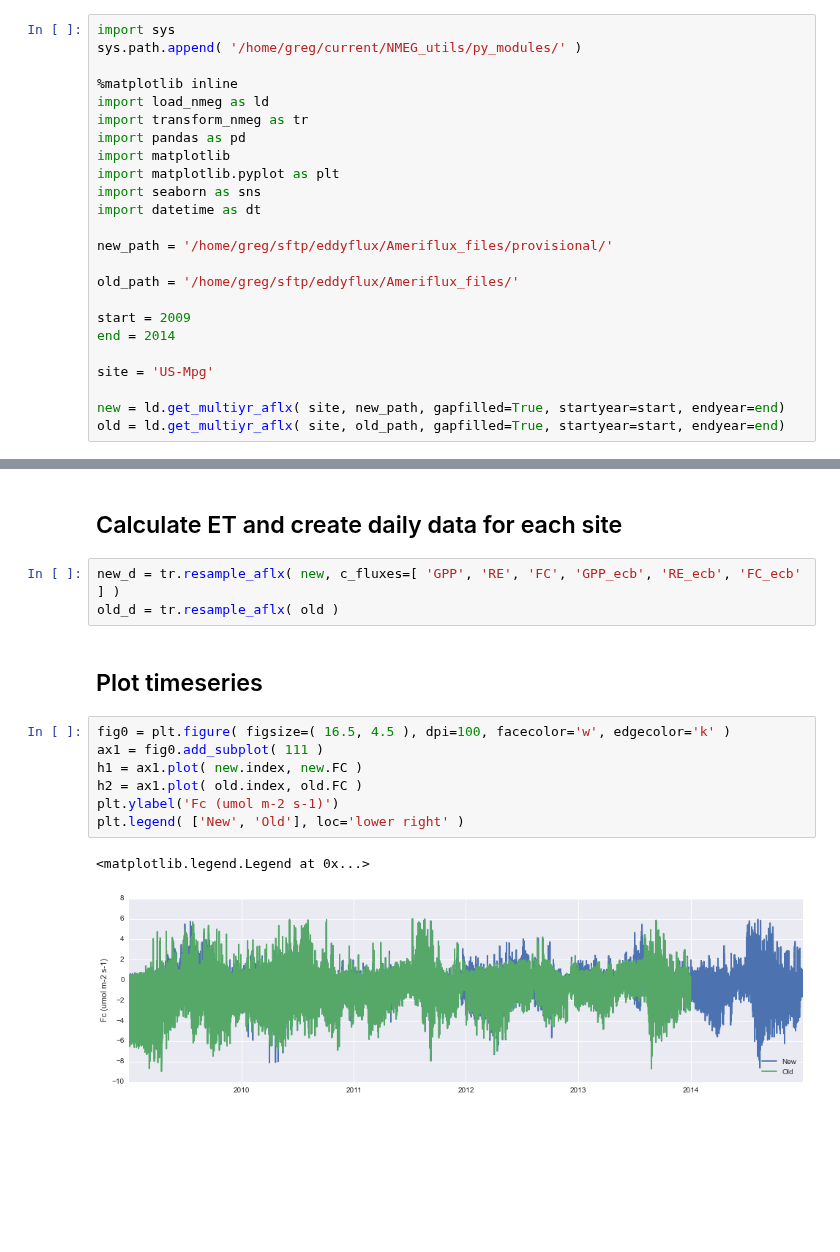
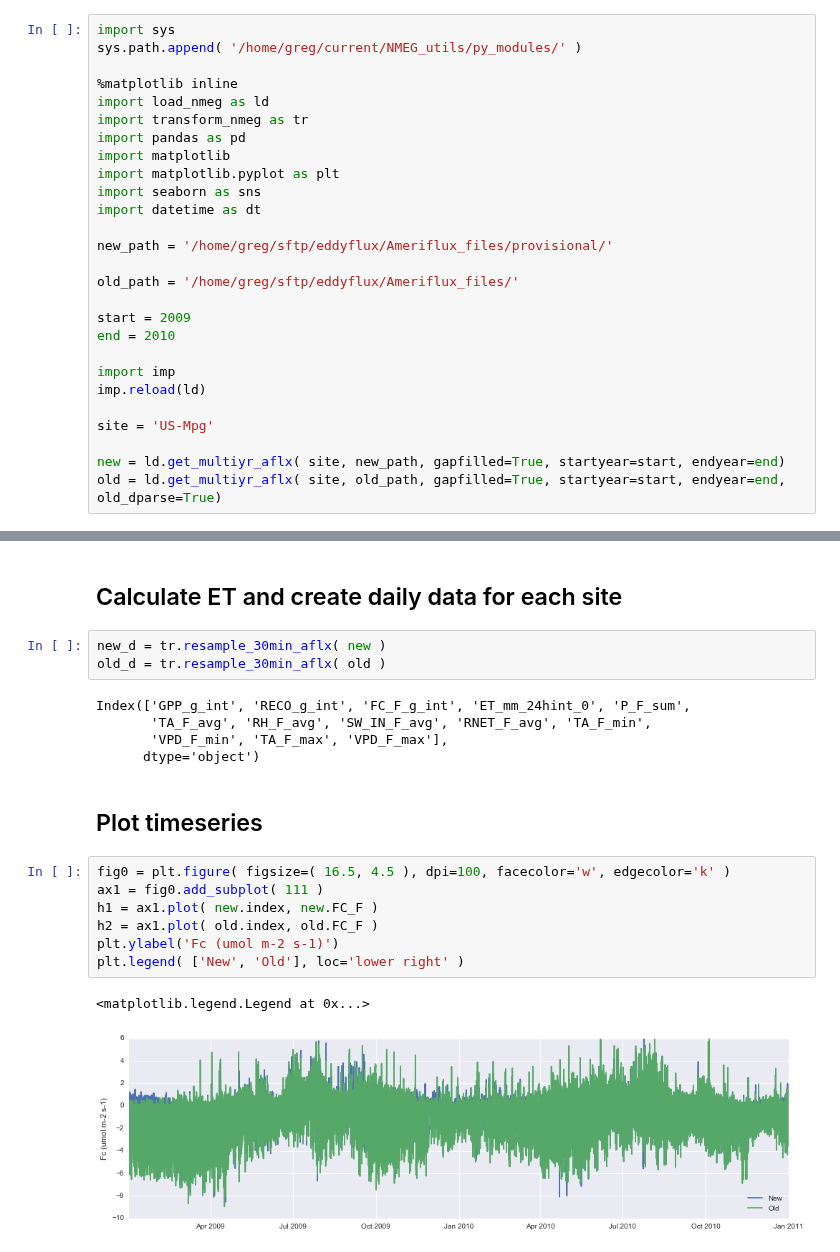
Before and after one commit to gremau/NMEG_miscellany, a Jupyter notebook: jupyter/compare_Ameriflux_versions.ipynb, the cells around one changed output, grey strips where cells are left out. Saved outputs shown, nothing was run; the diff lists cells and outputs as text; blank space fills up the shorter version.

```diff
--- a/jupyter/compare_Ameriflux_versions.ipynb
+++ b/jupyter/compare_Ameriflux_versions.ipynb
@@ -20,12 +20,15 @@ new_path = '/home/greg/sftp/eddyflux/Ameriflux_files/provisional/'
 old_path = '/home/greg/sftp/eddyflux/Ameriflux_files/'
 
 start = 2009
-end = 2014
+end = 2010
+
+import imp
+imp.reload(ld)
 
 site = 'US-Mpg'
 
 new = ld.get_multiyr_aflx( site, new_path, gapfilled=True, startyear=start, endyear=end)
-old = ld.get_multiyr_aflx( site, old_path, gapfilled=True, startyear=start, endyear=end)
+old = ld.get_multiyr_aflx( site, old_path, gapfilled=True, startyear=start, endyear=end, old_dparse=True)
 # %% [output]
 Parsing /home/greg/sftp/eddyflux/Ameriflux_files/provisional/US-Mpg_2009_gapfilled.txt
 Parsing /home/greg/sftp/eddyflux/Ameriflux_files/provisional/US-Mpg_2010_gapfilled.txt
@@ -38,20 +37,25 @@ ValueError: cannot reindex from a duplicate axis
 # %% [markdown]
 ## Calculate ET and create daily data for each site
 # %%
-new_d = tr.resample_aflx( new, c_fluxes=[ 'GPP', 'RE', 'FC', 'GPP_ecb', 'RE_ecb', 'FC_ecb' ] )
-old_d = tr.resample_aflx( old )
+new_d = tr.resample_30min_aflx( new )
+old_d = tr.resample_30min_aflx( old )
+# %% [output]
+Index(['GPP_g_int', 'RECO_g_int', 'FC_F_g_int', 'ET_mm_24hint_0', 'P_F_sum',
+       'TA_F_avg', 'RH_F_avg', 'SW_IN_F_avg', 'RNET_F_avg', 'TA_F_min',
+       'VPD_F_min', 'TA_F_max', 'VPD_F_max'],
+      dtype='object')
 # %% [markdown]
 ## Plot timeseries
 # %%
 fig0 = plt.figure( figsize=( 16.5, 4.5 ), dpi=100, facecolor='w', edgecolor='k' )
 ax1 = fig0.add_subplot( 111 )
-h1 = ax1.plot( new.index, new.FC )
-h2 = ax1.plot( old.index, old.FC )
+h1 = ax1.plot( new.index, new.FC_F )
+h2 = ax1.plot( old.index, old.FC_F )
 plt.ylabel('Fc (umol m-2 s-1)')
 plt.legend( ['New', 'Old'], loc='lower right' )
 # %% [output]
 <matplotlib.legend.Legend at 0x...>
-[figure, old version]
+[figure, new version]
 # %%
 fig1 = plt.figure( figsize=( 16.5, 9.5 ), dpi=100, facecolor='w', edgecolor='k' )
 ax1 = fig1.add_subplot(211)
```
Also changed, not shown: parts of 2 cells of this notebook, 2 other files.
